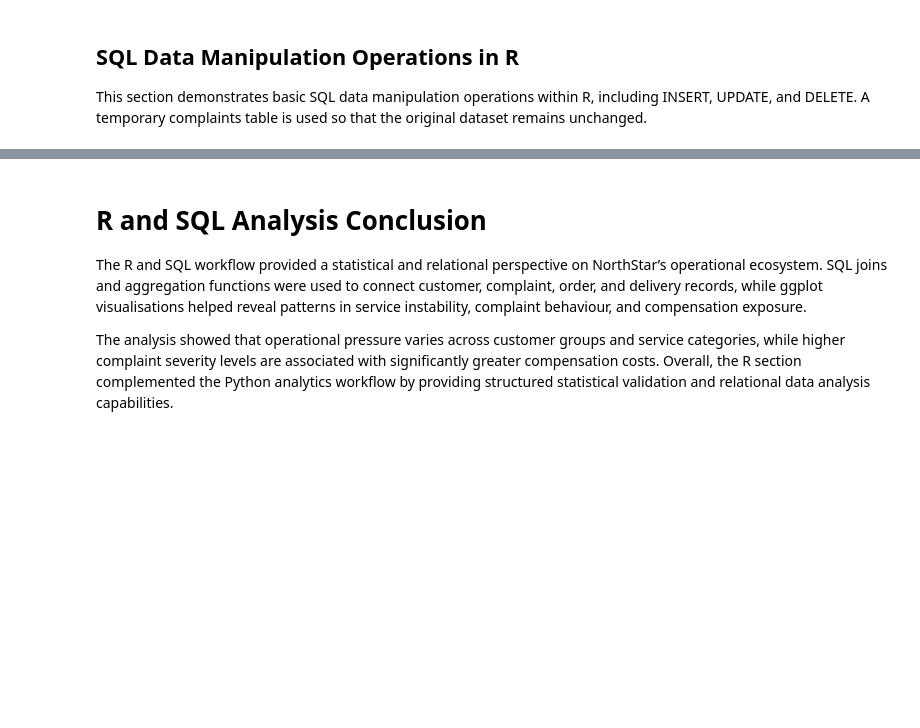
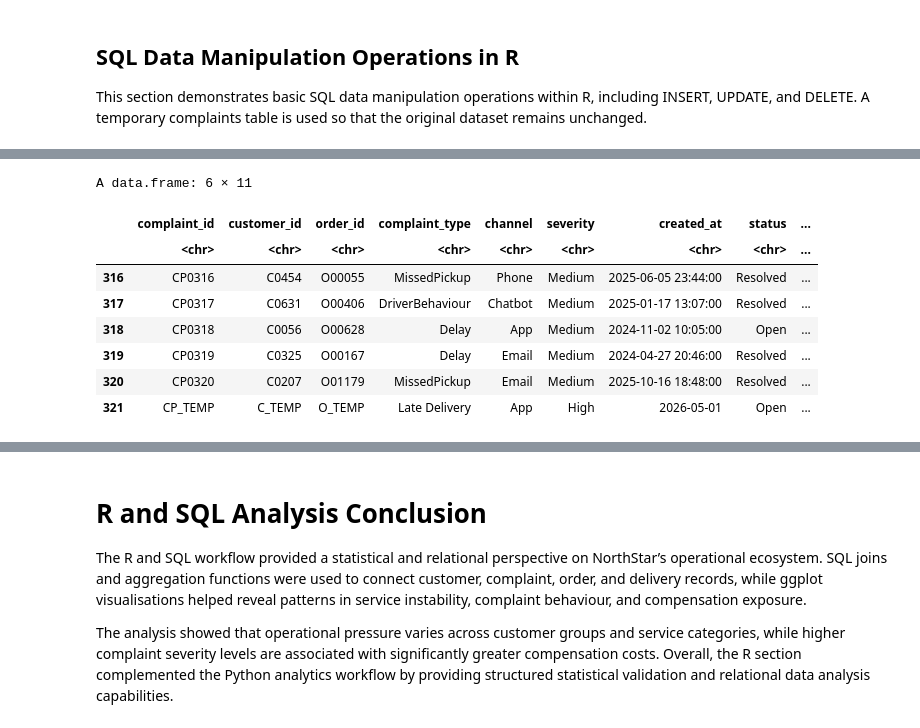
Before and after one commit to sivandhana/DBA-Assignment--northstar-DB-analytics, a Jupyter notebook: NorthStar_R_SQL_Analytics.ipynb, the cells around one changed output, grey strips where cells are left out. Drawn from its saved outputs; the diff is of its cells as text; code cells hidden in the pictures; blank space fills up the shorter version.

```diff
--- a/NorthStar_R_SQL_Analytics.ipynb
+++ b/NorthStar_R_SQL_Analytics.ipynb
@@ -762,0 +787,35 @@ ERROR: Error: object 'complaints_sql' not found
+# %%
+# INSERT OPERATION
+
+complaints_temp <- sqldf("
+
+SELECT * FROM complaints_temp
+
+UNION ALL
+
+SELECT
+    'CP_TEMP' AS complaint_id,
+    'C_TEMP' AS customer_id,
+    'O_TEMP' AS order_id,
+    'Late Delivery' AS complaint_type,
+    'App' AS channel,
+    'High' AS severity,
+    '2026-05-01' AS created_at,
+    'Open' AS status,
+    0 AS resolution_days,
+    45.00 AS compensation_amount,
+    3 AS severity_score
+
+")
+
+tail(complaints_temp)
+# %% [output]
+A data.frame: 6 × 11
+|  | complaint_id | customer_id | order_id | complaint_type | channel | severity | created_at | status | ... |
+|  | <chr> | <chr> | <chr> | <chr> | <chr> | <chr> | <chr> | <chr> | ... |
+| 316 | CP0316 | C0454 | O00055 | MissedPickup | Phone | Medium | 2025-06-05 23:44:00 | Resolved | ... |
+| 317 | CP0317 | C0631 | O00406 | DriverBehaviour | Chatbot | Medium | 2025-01-17 13:07:00 | Resolved | ... |
+| 318 | CP0318 | C0056 | O00628 | Delay | App | Medium | 2024-11-02 10:05:00 | Open | ... |
+| 319 | CP0319 | C0325 | O00167 | Delay | Email | Medium | 2024-04-27 20:46:00 | Resolved | ... |
+| 320 | CP0320 | C0207 | O01179 | MissedPickup | Email | Medium | 2025-10-16 18:48:00 | Resolved | ... |
+| 321 | CP_TEMP | C_TEMP | O_TEMP | Late Delivery | App | High | 2026-05-01 | Open | ... |
```
Also changed, not shown: parts of 7 cells of this notebook.
